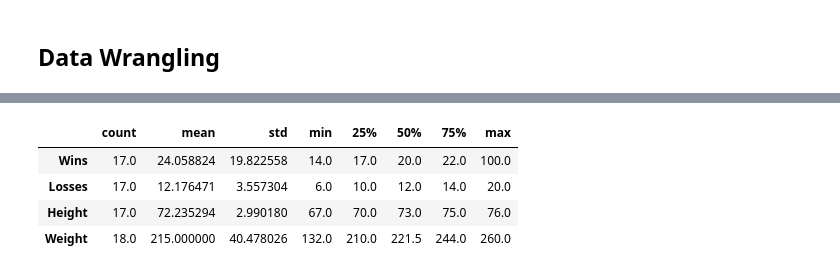
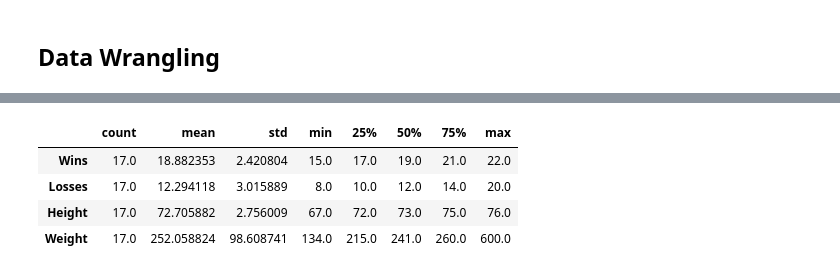
Before and after one commit to SrivathsaNadig/Analytics-Practice, a Jupyter notebook: Analytics Wrestler Data/Part2/Wrestler Dataset.ipynb, the cells around one changed output, grey strips where cells are left out. Saved outputs shown, nothing was run; the diff lists cells and outputs as text; code cells hidden in the pictures.

```diff
--- a/Analytics Wrestler Data/Part2/Wrestler Dataset.ipynb
+++ b/Analytics Wrestler Data/Part2/Wrestler Dataset.ipynb
@@ -185,8 +183,9 @@ plt.hist(wrestlers_df['Wins'],bins=15,color='green')
 # %% [markdown]
 ## Data Wrangling
 # %%
-#wrestlers_df=wrestlers_df[wrestlers_df['Wins']<100]
+wrestlers_df['Wins'].quantile([0,0.25,0.5,0.8])
+min_win_threshold=wrestlers_df['Wins'].quantile(0)
+max_win_threshold=wrestlers_df['Wins'].quantile(0.8)
 # %%
-wrestlers_df['Weight'].quantile([0,0.25,0.5,0.75])
-min_weight_threshold=wrestlers_df['Weight'].quantile(0)
-max_weight_threshold=wrestlers_df['Weight'].quantile(0.75)
+wrestlers_df=wrestlers_df[(wrestlers_df['Wins']>=min_win_threshold) & (wrestlers_df['Wins']<max_win_threshold)]
+wrestlers_df.describe().T
@@ -193,11 +198,13 @@ max_weight_threshold=wrestlers_df['Weight'].quantile(0.75)
 # %%
-wrestlers_df=wrestlers_df[(wrestlers_df['Weight']>=min_weight_threshold) & (wrestlers_df['Weight']<max_weight_threshold)]
-#and wrestlers_df['Weight']<max_weight_threshold)
+wrestlers_df['Losses'].quantile([0,0.25,0.5,0.95])
+min_loss_threshold=wrestlers_df['Losses'].quantile(0)
+max_loss_threshold=wrestlers_df['Losses'].quantile(0.95)
+wrestlers_df=wrestlers_df[(wrestlers_df['Losses']>=min_loss_threshold) & (wrestlers_df['Losses']<max_loss_threshold)]
 wrestlers_df.describe().T
 # %% [output]
 |  | count | mean | std | min | 25% | 50% | 75% | max |
-| Wins | 17.0 | 24.058824 | 19.822558 | 14.0 | 17.0 | 20.0 | 22.0 | 100.0 |
-| Losses | 17.0 | 12.176471 | 3.557304 | 6.0 | 10.0 | 12.0 | 14.0 | 20.0 |
-| Height | 17.0 | 72.235294 | 2.990180 | 67.0 | 70.0 | 73.0 | 75.0 | 76.0 |
-| Weight | 18.0 | 215.000000 | 40.478026 | 132.0 | 210.0 | 221.5 | 244.0 | 260.0 |
+| Wins | 17.0 | 18.882353 | 2.420804 | 15.0 | 17.0 | 19.0 | 21.0 | 22.0 |
+| Losses | 17.0 | 12.294118 | 3.015889 | 8.0 | 10.0 | 12.0 | 14.0 | 20.0 |
+| Height | 17.0 | 72.705882 | 2.756009 | 67.0 | 72.0 | 73.0 | 75.0 | 76.0 |
+| Weight | 17.0 | 252.058824 | 98.608741 | 134.0 | 215.0 | 241.0 | 260.0 | 600.0 |
 # %%
```
Also changed, not shown: parts of 7 cells of this notebook.
